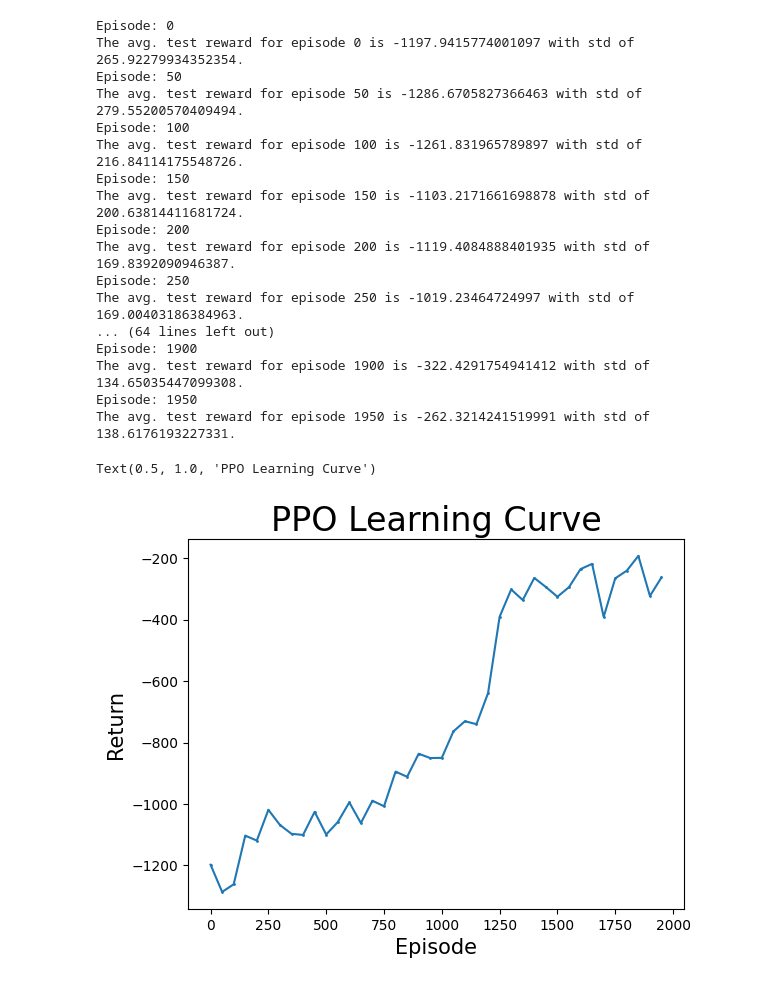
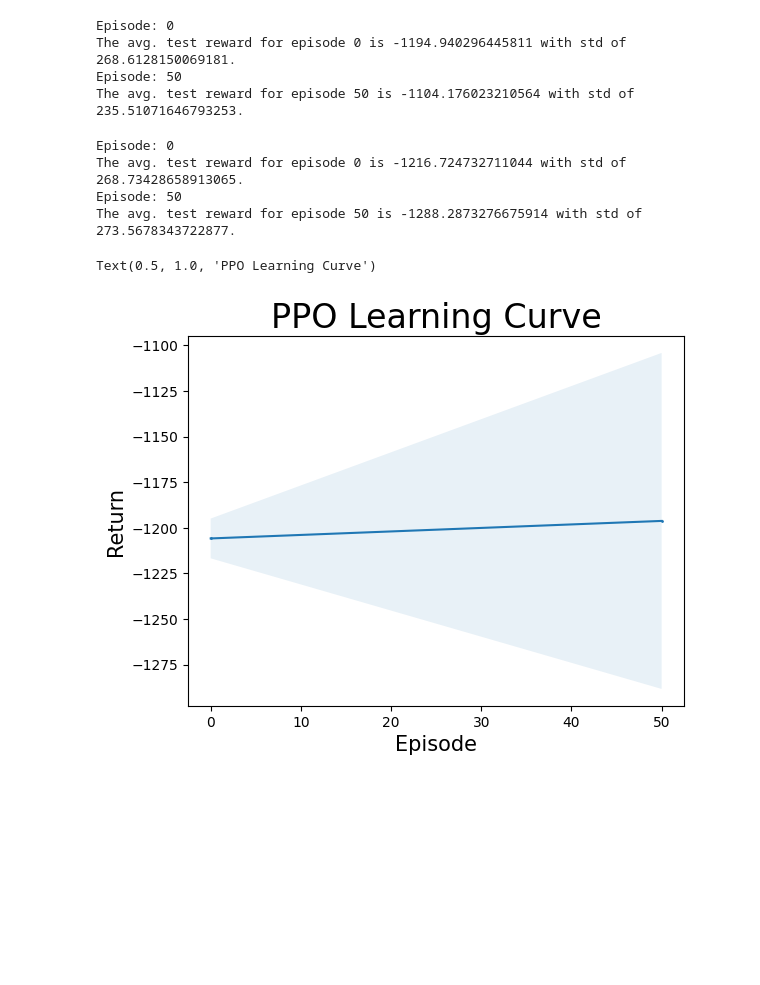
Before and after one commit to AndyPiantoni/ReinforceUs, a Jupyter notebook: PPO_from_scratch_ANDY-tuto-pytorch.ipynb, the cells around one changed output. Drawn from its saved outputs; the diff is of its cells as text; code cells hidden in the pictures; blank space fills up the shorter version.

```diff
--- a/PPO_from_scratch_ANDY-tuto-pytorch.ipynb
+++ b/PPO_from_scratch_ANDY-tuto-pytorch.ipynb
@@ -292,8 +292,8 @@ env_name = 'Pendulum-v1' # environment name
 # env_name = 'Acrobot-v1' # environment name
 
 
-num_train_ite = 2000 # number of training iterations
-num_seeds = 1 # fit model with 3 different seeds and plot average performance of 3 seeds
+num_train_ite = 100 # number of training iterations
+num_seeds = 2 # fit model with 3 different seeds and plot average performance of 3 seeds
 num_epochs = 10 # how many times we iterate the entire training dataset passing through the training
 eval_freq = 50 # run evaluation of policy at each eval_freq trials
 eval_epi_index = num_train_ite//eval_freq # use to create x label for plot
@@ -335,7 +335,7 @@ if isinstance(env.observation_space, gym.spaces.Discrete):
 else:
     nS = env.observation_space.shape[0]
 
-epoch_times = []
+epoch_times = np.zeros((num_seeds, num_train_ite))
 final_policy_nets = []
 for i in tqdm.tqdm(range(num_seeds)):
     reward_means = []
@@ -352,8 +352,8 @@ for i in tqdm.tqdm(range(num_seeds)):
     value_net = NeuralNet(nS, 1, torch.nn.ReLU())
     value_net_optimizer = optim.Adam(value_net.parameters(), lr=baseline_lr)
 
-    epoch_start_time = 0 #********************************************************************************************************************
-    epoch_end_time = 0 #**********************************************************************************************************************
+    epoch_start_time = 0
+    epoch_end_time = 0
 
     for m in range(num_train_ite):
         epoch_start_time = time.time()
@@ -367,7 +367,7 @@ for i in tqdm.tqdm(range(num_seeds)):
                                           discretized_continuous_action_space=discretized_continuous_action_space,
                                           actions_transform=actions_transform)
         epoch_end_time = time.time()
-        epoch_times.append(epoch_end_time - epoch_start_time)
+        epoch_times[i][m] = epoch_end_time - epoch_start_time
         if m % eval_freq == 0:
             print("Episode: {}".format(m))
             G = np.zeros(20)
@@ -392,47 +392,38 @@ torch.save(policy_net.state_dict(), f"PPO_policy_net_{env_name}.pt")
 # Plot the performance over iterations
 x = np.arange(eval_epi_index)*eval_freq
 avg_returns = np.mean(returns, axis=0)
 max_returns = np.max(returns, axis=0)
 min_returns = np.min(returns, axis=0)
 
 plt.fill_between(x, min_returns, max_returns, alpha=0.1)
 plt.plot(x, avg_returns, '-o', markersize=1)
 
 plt.xlabel('Episode', fontsize = 15)
 plt.ylabel('Return', fontsize = 15)
 
 plt.title("PPO Learning Curve", fontsize = 24)
 
 # # Save a plot about the time taken for each epoch
 # x = np.arange(len(epoch_times))
 # plt.plot(x, epoch_times, '-o', markersize=1)
 # # add average epoch time
 # avg_epoch_time = np.mean(epoch_times)
 # print(f"Average epoch time: {avg_epoch_time}")
 # plt.axhline(y=avg_epoch_time, color='r', linestyle='-', label=f'Average time: {avg_epoch_time:.2f}')
 # plt.legend()
 # plt.xlabel('Epoch', fontsize = 15)
 # plt.ylabel('Time (s)', fontsize = 15)
 # plt.title("Time taken for each epoch", fontsize = 24)
 
 # plt.savefig(f"PPO_{env_name}_time_per_epoch.png")
 # %% [output]
 Episode: 0
-The avg. test reward for episode 0 is -1197.9415774001097 with std of 265.92279934352354.
+The avg. test reward for episode 0 is -1194.940296445811 with std of 268.6128150069181.
 Episode: 50
-The avg. test reward for episode 50 is -1286.6705827366463 with std of 279.55200570409494.
-Episode: 100
-The avg. test reward for episode 100 is -1261.831965789897 with std of 216.84114175548726.
-Episode: 150
-The avg. test reward for episode 150 is -1103.2171661698878 with std of 200.63814411681724.
-Episode: 200
-The avg. test reward for episode 200 is -1119.4084888401935 with std of 169.8392090946387.
-Episode: 250
-The avg. test reward for episode 250 is -1019.23464724997 with std of 169.00403186384963.
-... (64 lines left out)
-Episode: 1900
-The avg. test reward for episode 1900 is -322.4291754941412 with std of 134.65035447099308.
-Episode: 1950
-The avg. test reward for episode 1950 is -262.3214241519991 with std of 138.6176193227331.
+The avg. test reward for episode 50 is -1104.176023210564 with std of 235.51071646793253.
-Text(0.5, 1.0, 'PPO Learning Curve')
+Episode: 0
+The avg. test reward for episode 0 is -1216.724732711044 with std of 268.73428658913065.
+Episode: 50
+The avg. test reward for episode 50 is -1288.2873276675914 with std of 273.5678343722877.
+Text(0.5, 1.0, 'PPO Learning Curve')
-[figure, old version]
+[figure, new version]
```
Also changed, not shown: parts of 3 cells of this notebook.
